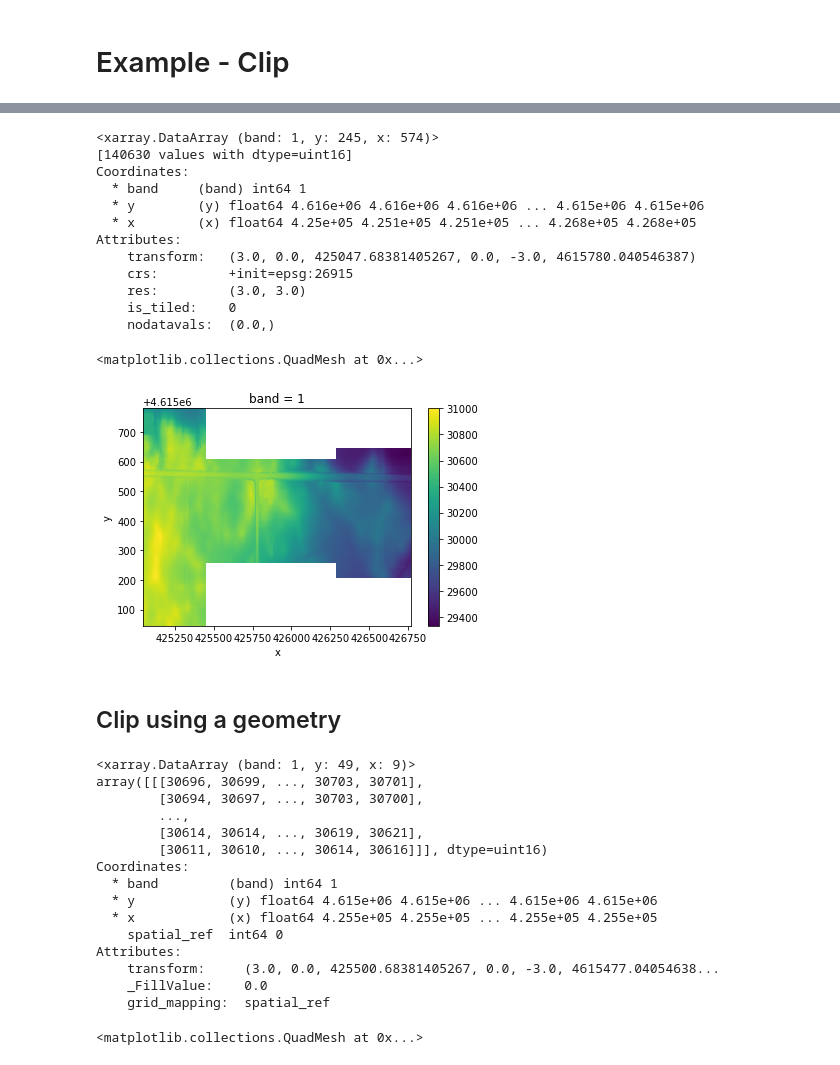
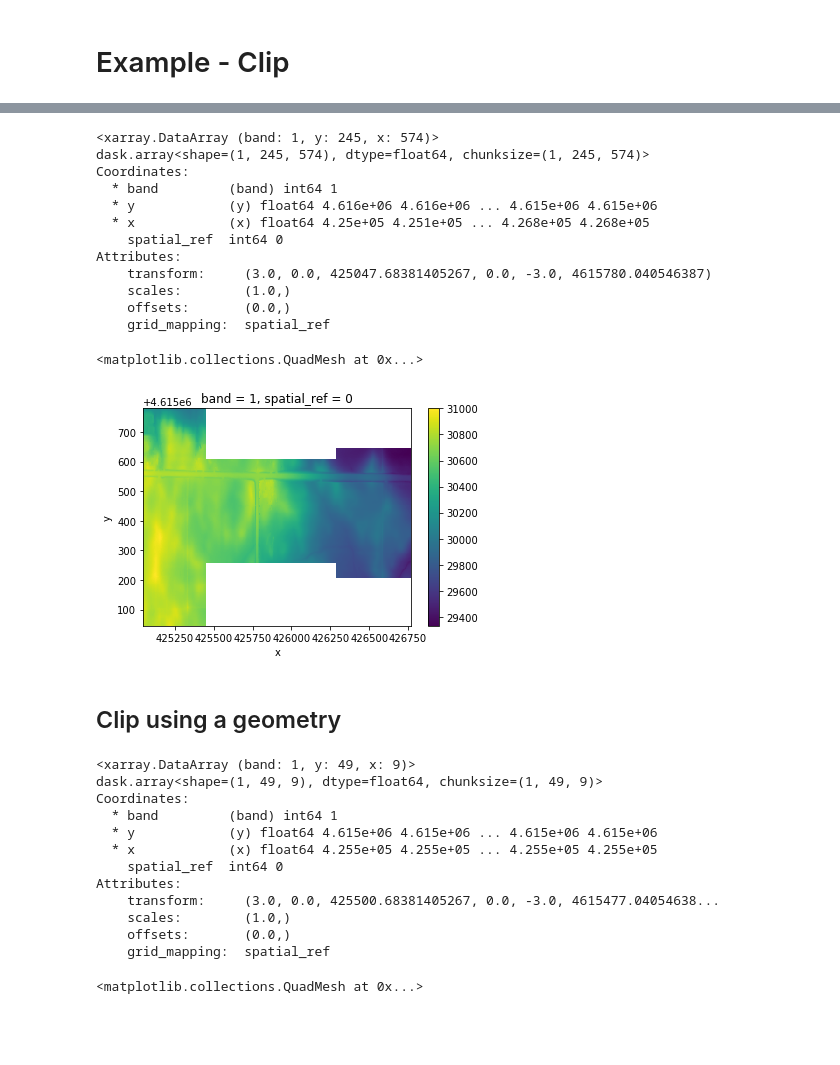
Before and after one commit to corteva/rioxarray, a Jupyter notebook: sphinx/examples/clip_geom.ipynb, the cells around one changed output, grey strips where cells are left out. Saved outputs shown, nothing was run; the diff lists cells and outputs as text; code cells hidden in the pictures; blank space fills up the shorter version.

Commit message:
added rioxarray.open_rasterio (#31)

```diff
--- a/sphinx/examples/clip_geom.ipynb
+++ b/sphinx/examples/clip_geom.ipynb
@@ -10,25 +13,25 @@ import xarray
 # %%
-xds = xarray.open_rasterio("small_dem_3m_merged.tif")
+xds = rioxarray.open_rasterio("../../test/test_data/compare/small_dem_3m_merged.tif", masked=True, chunks=True)
 # %%
 xds
 # %% [output]
 <xarray.DataArray (band: 1, y: 245, x: 574)>
-[140630 values with dtype=uint16]
+dask.array<shape=(1, 245, 574), dtype=float64, chunksize=(1, 245, 574)>
 Coordinates:
-  * band     (band) int64 1
-  * y        (y) float64 4.616e+06 4.616e+06 4.616e+06 ... 4.615e+06 4.615e+06
-  * x        (x) float64 4.25e+05 4.251e+05 4.251e+05 ... 4.268e+05 4.268e+05
+  * band         (band) int64 1
+  * y            (y) float64 4.616e+06 4.616e+06 ... 4.615e+06 4.615e+06
+  * x            (x) float64 4.25e+05 4.251e+05 ... 4.268e+05 4.268e+05
+    spatial_ref  int64 0
 Attributes:
-    transform:   (3.0, 0.0, 425047.68381405267, 0.0, -3.0, 4615780.040546387)
-    crs:         +init=epsg:26915
-    res:         (3.0, 3.0)
-    is_tiled:    0
-    nodatavals:  (0.0,)
+    transform:     (3.0, 0.0, 425047.68381405267, 0.0, -3.0, 4615780.040546387)
+    scales:        (1.0,)
+    offsets:       (0.0,)
+    grid_mapping:  spatial_ref
-# %%
-xds.where(xds!=xds.nodatavals[0]).plot()
-# %% [output]
-<matplotlib.collections.QuadMesh at 0x...>
-[figure, removed]
+# %%
+xds.plot()
+# %% [output]
+<matplotlib.collections.QuadMesh at 0x...>
+[figure, added]
 # %% [markdown]
 ## Clip using a geometry
 # %%
@@ -50,11 +53,7 @@ clipped = xds.rio.clip(geometries, xds.rio.crs)
 clipped
 # %% [output]
 <xarray.DataArray (band: 1, y: 49, x: 9)>
-array([[[30696, 30699, ..., 30703, 30701],
-        [30694, 30697, ..., 30703, 30700],
-        ...,
-        [30614, 30614, ..., 30619, 30621],
-        [30611, 30610, ..., 30614, 30616]]], dtype=uint16)
+dask.array<shape=(1, 49, 9), dtype=float64, chunksize=(1, 49, 9)>
 Coordinates:
   * band         (band) int64 1
   * y            (y) float64 4.615e+06 4.615e+06 ... 4.615e+06 4.615e+06
@@ -62,7 +61,8 @@ Coordinates:
     spatial_ref  int64 0
 Attributes:
     transform:     (3.0, 0.0, 425500.68381405267, 0.0, -3.0, 4615477.04054638...
-    _FillValue:    0.0
+    scales:        (1.0,)
+    offsets:       (0.0,)
     grid_mapping:  spatial_ref
 # %%
 clipped.plot()
```
Also changed, not shown: parts of 11 cells of this notebook, 12 other files.
